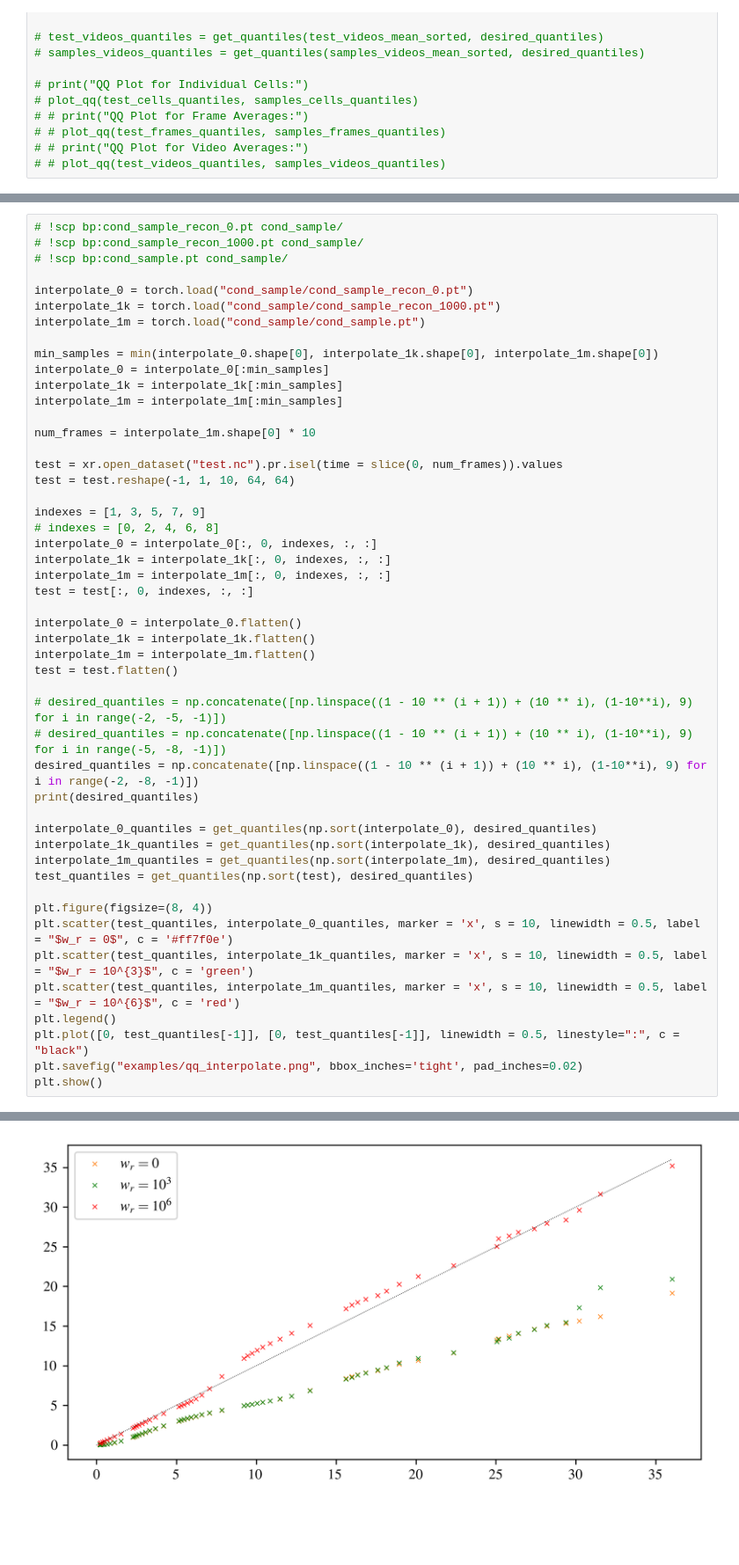
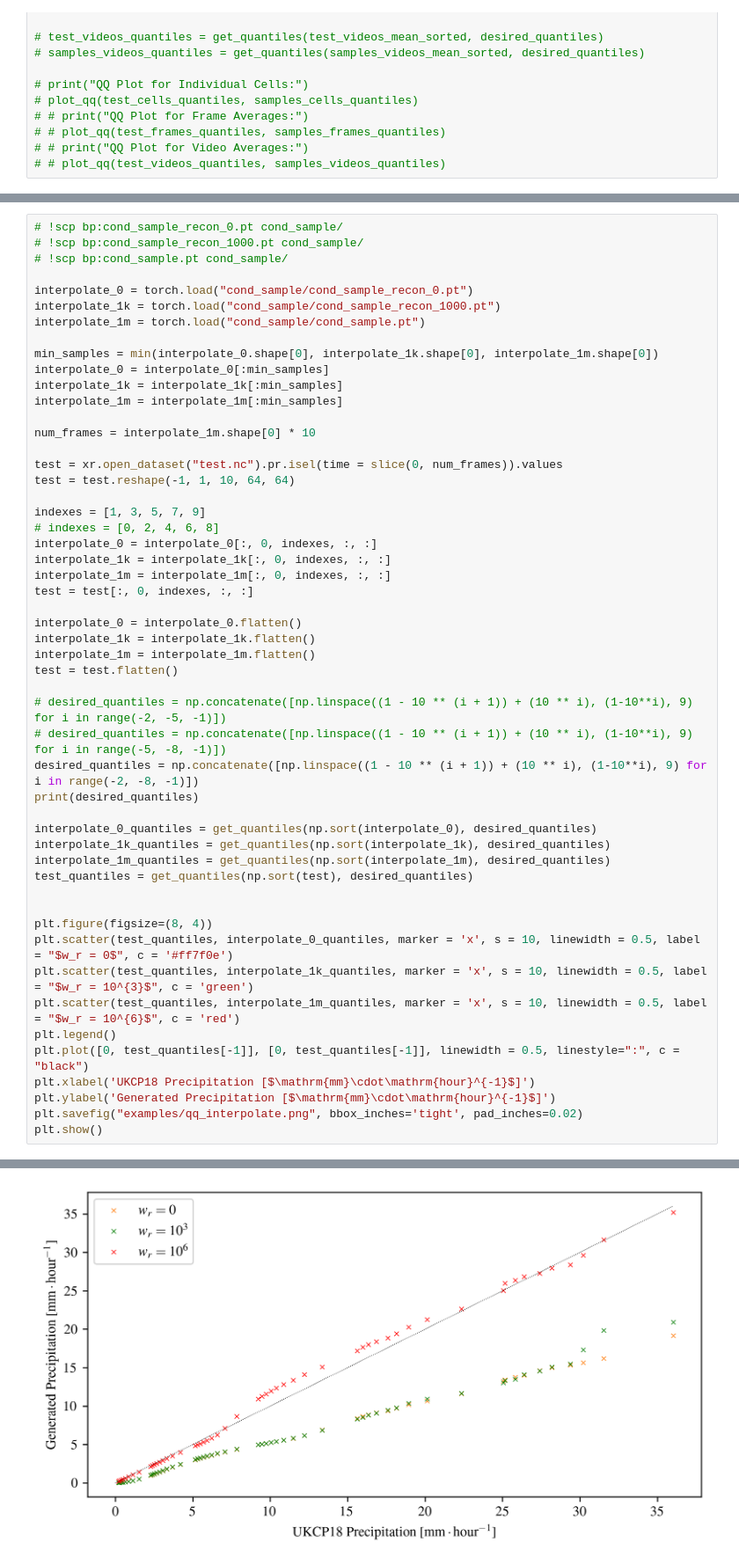
Before and after one commit to henryaddison/video-diffusion-climate, a Jupyter notebook: notebooks/qq.ipynb, the cells around one changed output, grey strips where cells are left out. Shown at 88% size. Saved outputs shown, nothing was run; the diff lists cells and outputs as text; blank space fills up the shorter version.

```diff
--- a/notebooks/qq.ipynb
+++ b/notebooks/qq.ipynb
@@ -222,31 +222,34 @@ interpolate_1k = interpolate_1k.flatten()
 interpolate_1m = interpolate_1m.flatten()
 test = test.flatten()
 
 # desired_quantiles = np.concatenate([np.linspace((1 - 10 ** (i + 1)) + (10 ** i), (1-10**i), 9) for i in range(-2, -5, -1)])
 # desired_quantiles = np.concatenate([np.linspace((1 - 10 ** (i + 1)) + (10 ** i), (1-10**i), 9) for i in range(-5, -8, -1)])
 desired_quantiles = np.concatenate([np.linspace((1 - 10 ** (i + 1)) + (10 ** i), (1-10**i), 9) for i in range(-2, -8, -1)])
 print(desired_quantiles)
 
 interpolate_0_quantiles = get_quantiles(np.sort(interpolate_0), desired_quantiles)
 interpolate_1k_quantiles = get_quantiles(np.sort(interpolate_1k), desired_quantiles)
 interpolate_1m_quantiles = get_quantiles(np.sort(interpolate_1m), desired_quantiles)
 test_quantiles = get_quantiles(np.sort(test), desired_quantiles)
 
+
 plt.figure(figsize=(8, 4))
 plt.scatter(test_quantiles, interpolate_0_quantiles, marker = 'x', s = 10, linewidth = 0.5, label = "$w_r = 0$", c = '#ff7f0e')
 plt.scatter(test_quantiles, interpolate_1k_quantiles, marker = 'x', s = 10, linewidth = 0.5, label = "$w_r = 10^{3}$", c = 'green')
 plt.scatter(test_quantiles, interpolate_1m_quantiles, marker = 'x', s = 10, linewidth = 0.5, label = "$w_r = 10^{6}$", c = 'red')
 plt.legend()
 plt.plot([0, test_quantiles[-1]], [0, test_quantiles[-1]], linewidth = 0.5, linestyle=":", c = "black")
+plt.xlabel('UKCP18 Precipitation [$\mathrm{mm}\cdot\mathrm{hour}^{-1}$]')
+plt.ylabel('Generated Precipitation [$\mathrm{mm}\cdot\mathrm{hour}^{-1}$]')
 plt.savefig("examples/qq_interpolate.png", bbox_inches='tight', pad_inches=0.02)
 plt.show()
 # %% [output]
 [0.91      0.92      0.93      0.94      0.95      0.96      0.97
  0.98      0.99      0.991     0.992     0.993     0.994     0.995
  0.996     0.997     0.998     0.999     0.9991    0.9992    0.9993
  0.9994    0.9995    0.9996    0.9997    0.9998    0.9999    0.99991
  0.99992   0.99993   0.99994   0.99995   0.99996   0.99997   0.99998
  0.99999   0.999991  0.999992  0.999993  0.999994  0.999995  0.999996
  0.999997  0.999998  0.999999  0.9999991 0.9999992 0.9999993 0.9999994
  0.9999995 0.9999996 0.9999997 0.9999998 0.9999999]
-[figure, old version]
+[figure, new version]
```
Also changed, not shown: parts of 3 cells of this notebook, 25 other files.
